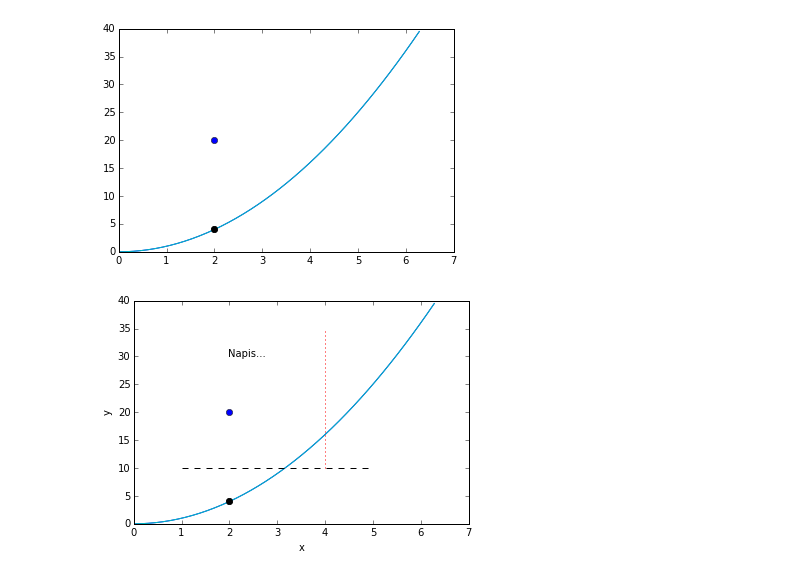
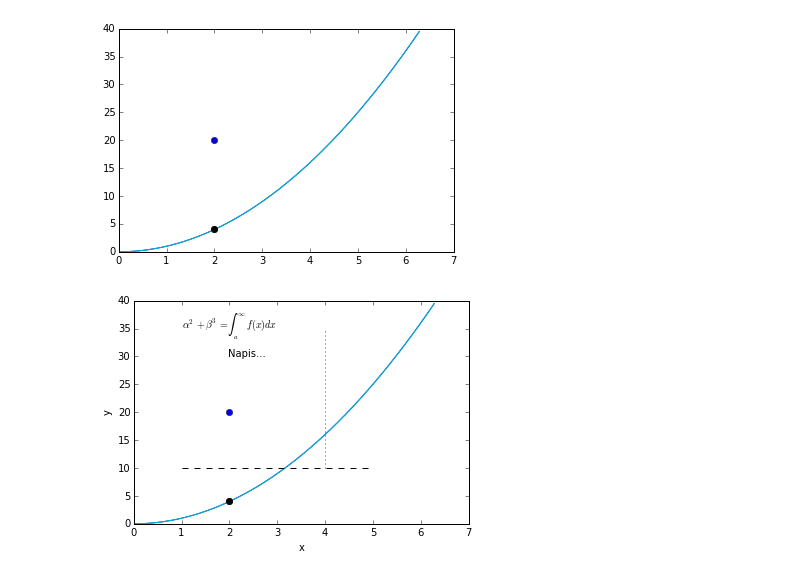
Before and after one commit to sbednarz/techniki_komputerowe, a Jupyter notebook: wykresy01.ipynb, the cells around one changed output. Saved outputs shown, nothing was run; the diff lists cells and outputs as text; code cells hidden in the pictures.

```diff
--- a/wykresy01.ipynb
+++ b/wykresy01.ipynb
@@ -107,31 +107,33 @@ plt.plot(2,20,'bo')
 # %%
 %matplotlib inline
 import matplotlib.pyplot as plt
 import matplotlib
 
 
 #matplotlib.rc('font', family='Arial')
 
 x = np.linspace(0, 2*np.pi, 42)
 
 f1 = x**2
 
 plt.plot(x, f1)
 plt.plot(2,4,'ko')
 x = np.linspace(0, 2*np.pi, 42)
 
 f1 = x**2
 
 plt.plot(x, f1, 'c-')
 plt.plot(2,4,'ko')
 plt.plot(2,20,'bo')
 
 plt.plot((1,5),(10,10),'k--') # !!!
 plt.plot((4,4),(10,35),'r:') # !!!
 #plt.text(2,30,u'Napis... żółw')
 plt.text(2,30,'Napis...')
+plt.text(1,35,r'$\alpha^2 + \beta^3 = \int_{a}^{\infty} f(x)dx$')
 plt.xlabel('x')
 plt.ylabel('y')
+plt.savefig('wykres01.png', dpi=300)
 plt.show()
 # %% [output]
-[figure, old version]
+[figure, new version]
```
Also changed, not shown: parts of 1 cell of this notebook.
